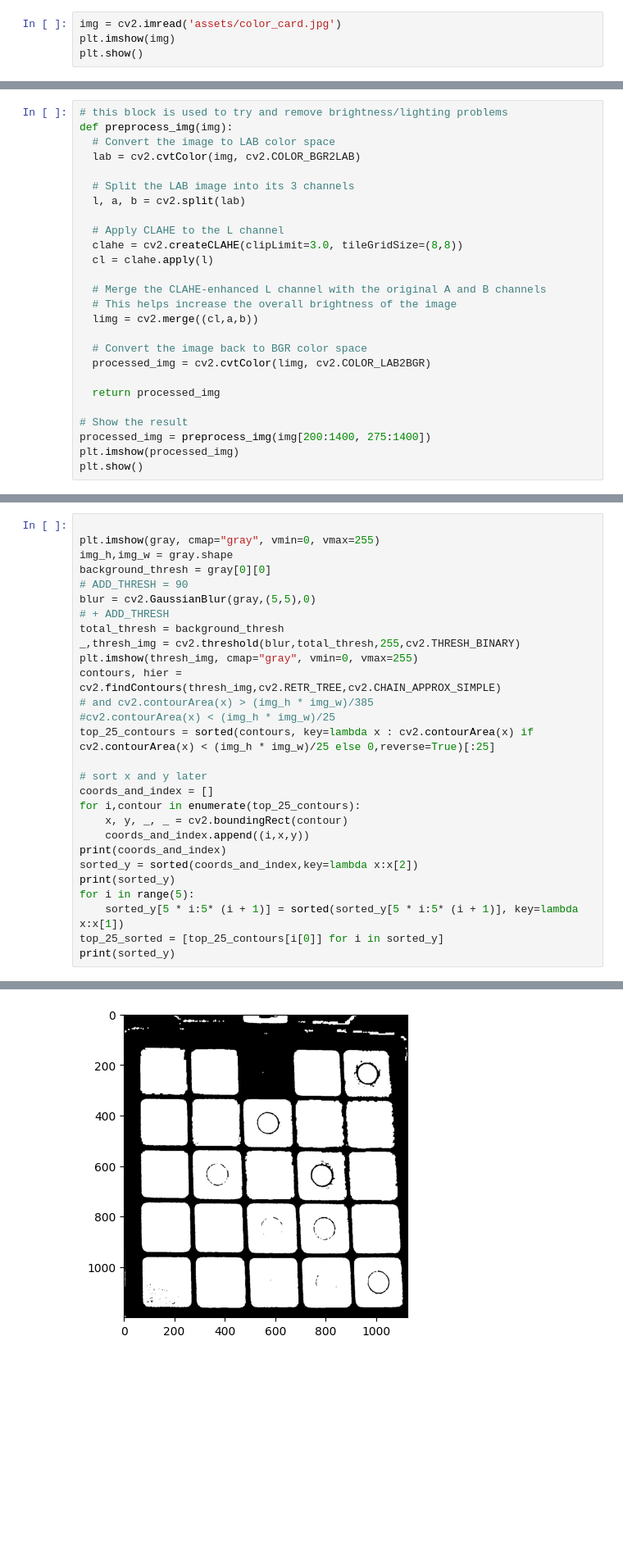
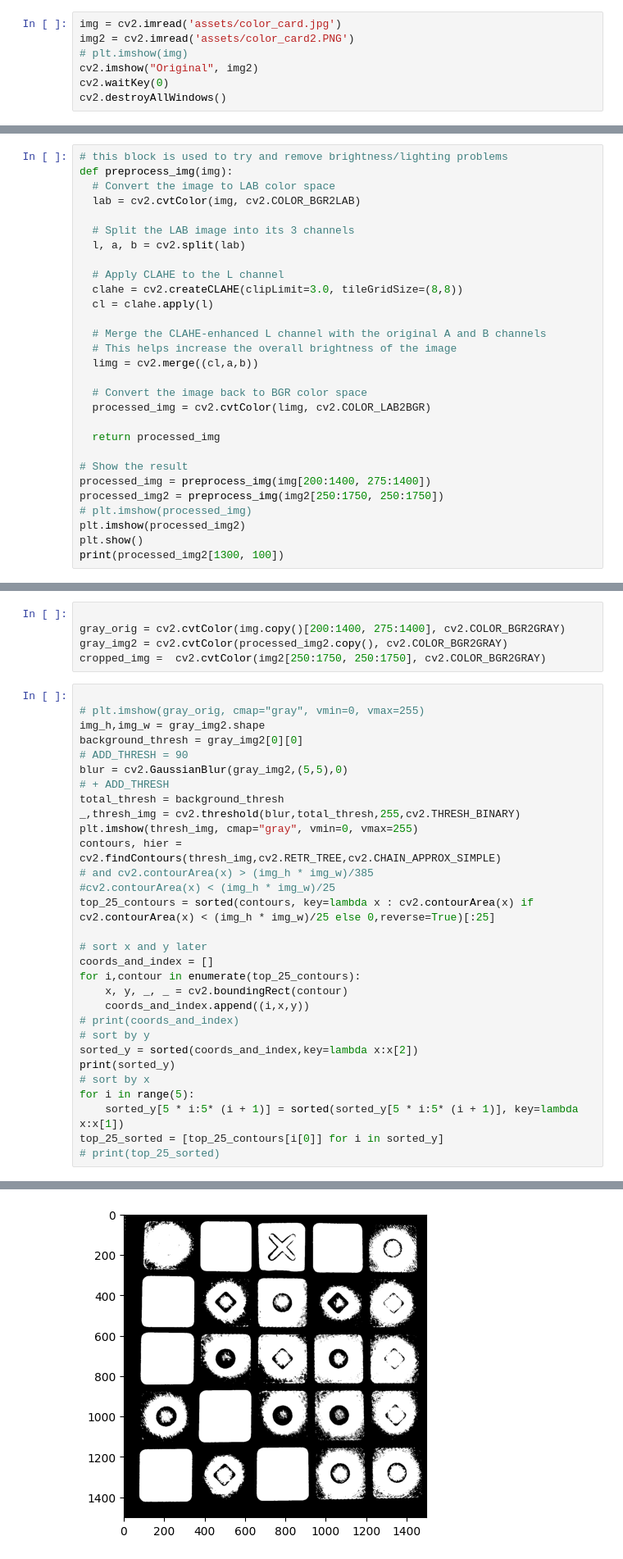
Before and after one commit to erichuang27/codenames-bot, a Jupyter notebook: get_colors.ipynb, the cells around one changed output, grey strips where cells are left out. Shown at 82% size. Cells and saved outputs as stored; diff of their text form; blank space fills up the shorter version.

```diff
--- a/get_colors.ipynb
+++ b/get_colors.ipynb
@@ -6,5 +6,8 @@ from PIL import Image
 import cv2
 # %%
 img = cv2.imread('assets/color_card.jpg')
-plt.imshow(img)
-plt.show()
+img2 = cv2.imread('assets/color_card2.PNG')
+# plt.imshow(img)
+cv2.imshow("Original", img2)
+cv2.waitKey(0)
+cv2.destroyAllWindows()
@@ -34,6 +35,9 @@ def preprocess_img(img):
 
 # Show the result
 processed_img = preprocess_img(img[200:1400, 275:1400])
-plt.imshow(processed_img)
+processed_img2 = preprocess_img(img2[250:1750, 250:1750])
+# plt.imshow(processed_img)
+plt.imshow(processed_img2)
 plt.show()
+print(processed_img2[1300, 100])
 # %% [output]
@@ -111,10 +109,15 @@ plt.imshow(gray, cmap="gray", vmin=0, vmax=255)
+# %%
+
+gray_orig = cv2.cvtColor(img.copy()[200:1400, 275:1400], cv2.COLOR_BGR2GRAY)
+gray_img2 = cv2.cvtColor(processed_img2.copy(), cv2.COLOR_BGR2GRAY)
+cropped_img =  cv2.cvtColor(img2[250:1750, 250:1750], cv2.COLOR_BGR2GRAY)
 # %%
 
-plt.imshow(gray, cmap="gray", vmin=0, vmax=255)
-img_h,img_w = gray.shape
-background_thresh = gray[0][0]
+# plt.imshow(gray_orig, cmap="gray", vmin=0, vmax=255)
+img_h,img_w = gray_img2.shape
+background_thresh = gray_img2[0][0]
 # ADD_THRESH = 90
-blur = cv2.GaussianBlur(gray,(5,5),0)
+blur = cv2.GaussianBlur(gray_img2,(5,5),0)
 # + ADD_THRESH
 total_thresh = background_thresh
 _,thresh_img = cv2.threshold(blur,total_thresh,255,cv2.THRESH_BINARY)
@@ -129,11 +132,13 @@ coords_and_index = []
 for i,contour in enumerate(top_25_contours):
     x, y, _, _ = cv2.boundingRect(contour)
     coords_and_index.append((i,x,y))
-print(coords_and_index)
+# print(coords_and_index)
+# sort by y
 sorted_y = sorted(coords_and_index,key=lambda x:x[2])
 print(sorted_y)
+# sort by x
 for i in range(5):
     sorted_y[5 * i:5* (i + 1)] = sorted(sorted_y[5 * i:5* (i + 1)], key=lambda x:x[1])
 top_25_sorted = [top_25_contours[i[0]] for i in sorted_y]
-print(sorted_y)
+# print(top_25_sorted)
 # %% [output]
@@ -143,4 +146,4 @@ print(sorted_y)
-[figure, old version]
+[figure, new version]
 # %%
 print_img = cv2.cvtColor(thresh_img, cv2.COLOR_BGR2RGB)
 cv2.drawContours(print_img, top_25_contours, -1, (0, 255, 0), 3)
```
Also changed, not shown: parts of 14 cells of this notebook, 1 other file.
